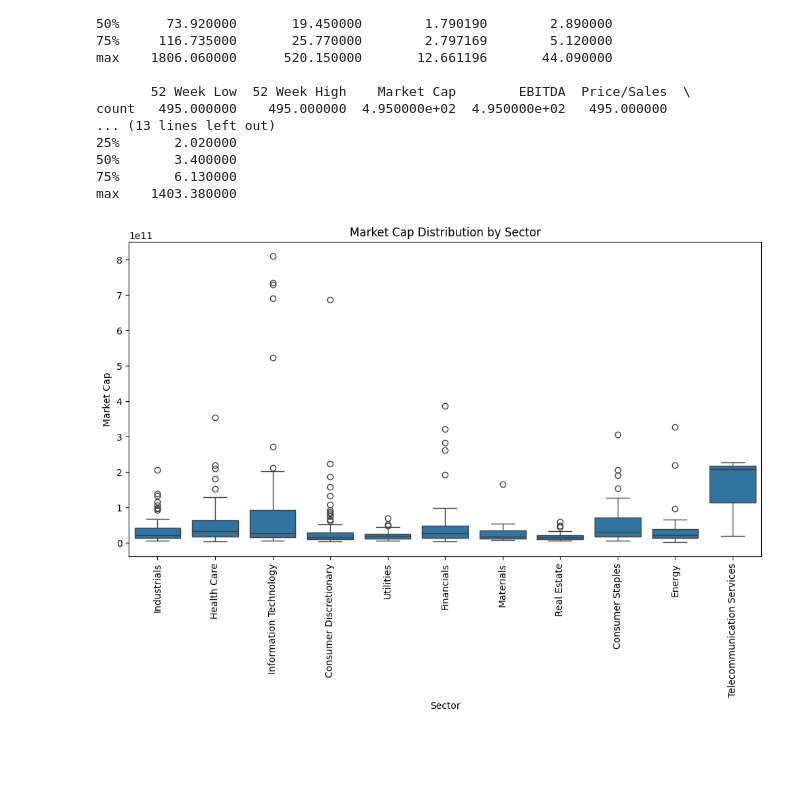
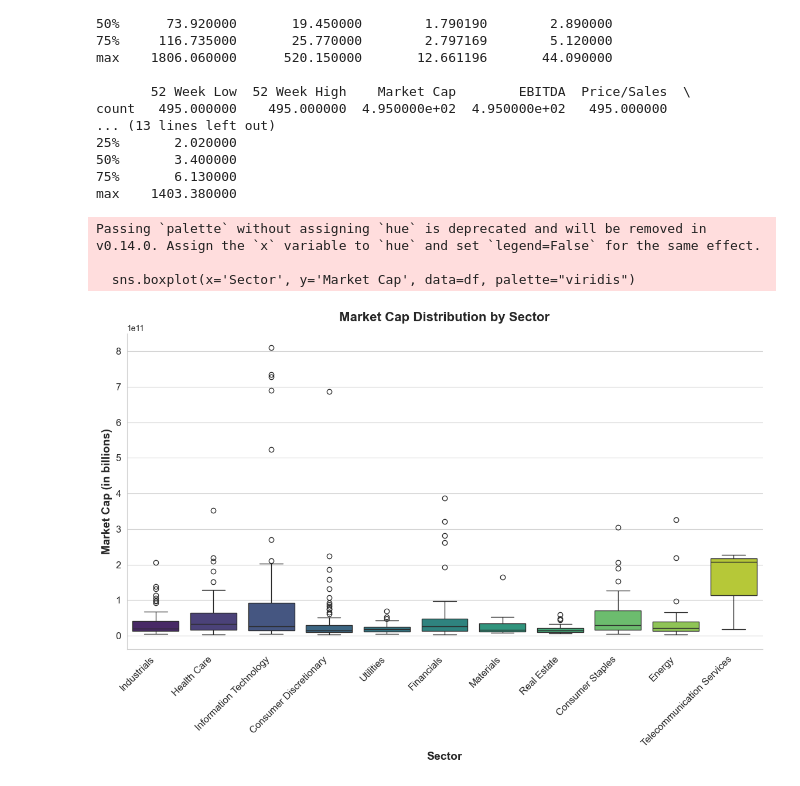
Before and after one commit to michellenikeetha/BIS_assignment, a Jupyter notebook: sp500_analysis.ipynb, the cells around one changed output. Saved outputs shown, nothing was run; the diff lists cells and outputs as text; code cells hidden in the pictures; blank space fills up the shorter version.

Commit message:
Sector-wise Market Cap Distribution Boxplot

```diff
--- a/sp500_analysis.ipynb
+++ b/sp500_analysis.ipynb
@@ -72,10 +72,23 @@ count   495.000000    495.000000  4.950000e+02  4.950000e+02   495.000000
 75%       6.130000
 max    1403.380000
 # %%
-plt.figure(figsize=(12,6))
-sns.boxplot(x='Sector', y='Market Cap', data=df)
-plt.xticks(rotation=90)
-plt.title("Market Cap Distribution by Sector")
+import matplotlib.pyplot as plt
+import seaborn as sns
+
+sns.set_style("whitegrid")
+plt.figure(figsize=(14, 7))
+sns.boxplot(x='Sector', y='Market Cap', data=df, palette="viridis")
+
+plt.xticks(rotation=45, ha='right', fontsize=12)
+plt.yticks(fontsize=12)
+plt.xlabel("Sector", fontsize=14, fontweight='bold')
+plt.ylabel("Market Cap (in billions)", fontsize=14, fontweight='bold')
+plt.title("Market Cap Distribution by Sector", fontsize=16, fontweight='bold', pad=15)
+
+sns.despine()
 plt.show()
 # %% [output]
+Passing `palette` without assigning `hue` is deprecated and will be removed in v0.14.0. Assign the `x` variable to `hue` and set `legend=False` for the same effect.
+
+  sns.boxplot(x='Sector', y='Market Cap', data=df, palette="viridis")
-[figure, old version]
+[figure, new version]
```
